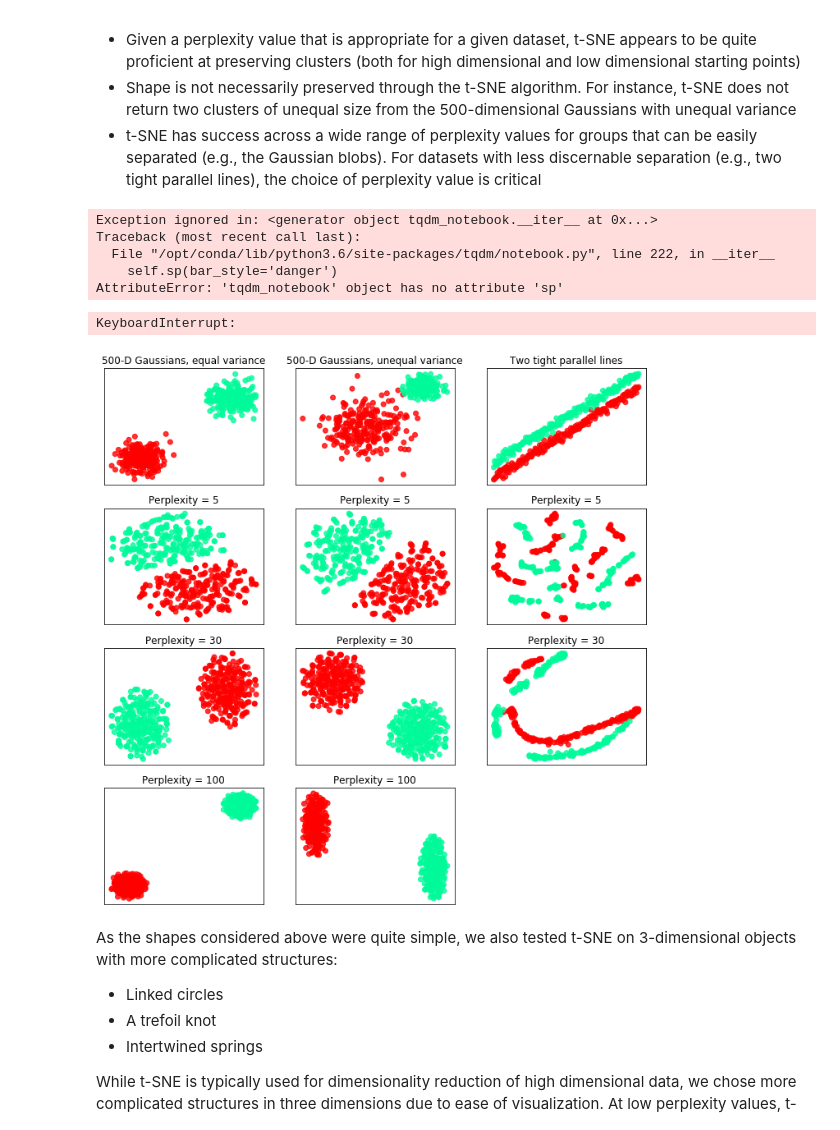
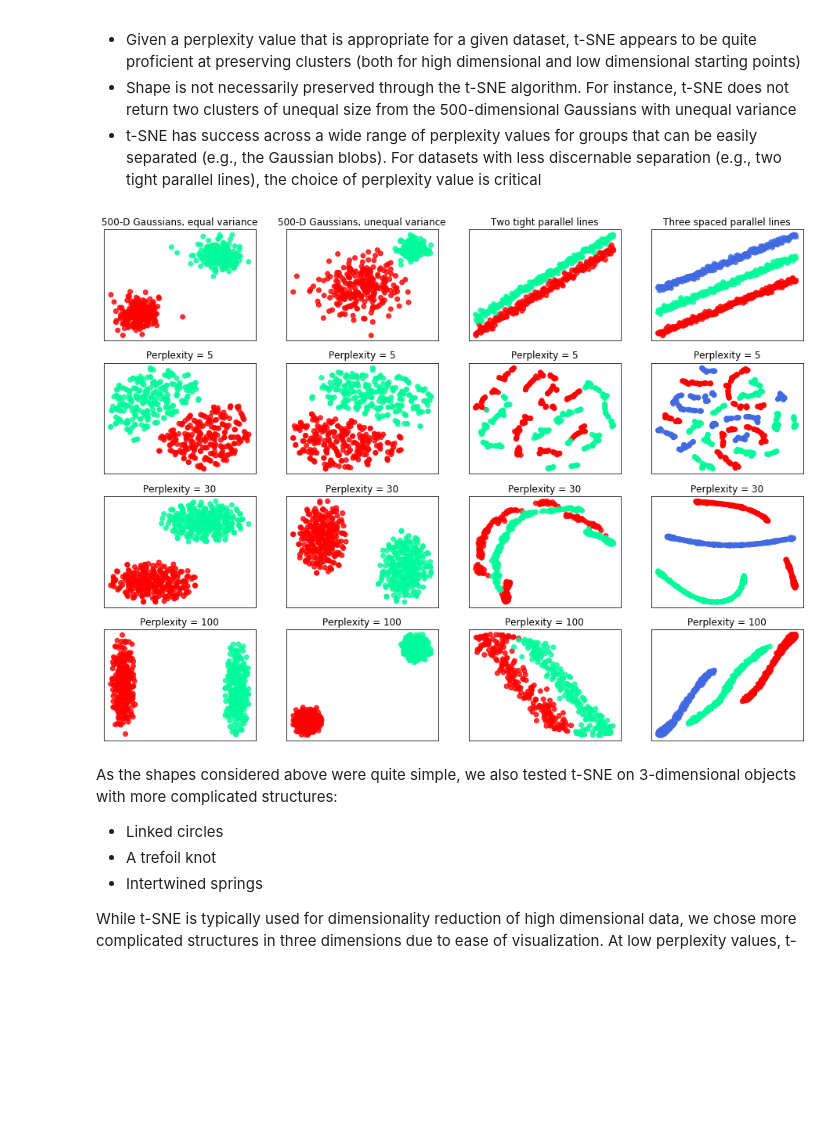
Before and after one commit to robkravec/t-SNE-Implementation, a Jupyter notebook: writeup.ipynb, the cells around one changed output. Saved outputs shown, nothing was run; the diff lists cells and outputs as text; code cells hidden in the pictures; blank space fills up the shorter version.

```diff
--- a/writeup.ipynb
+++ b/writeup.ipynb
@@ -256,20 +259,14 @@ From these examples, we can extract a few insights about the performance of t-SN
 - Shape is not necessarily preserved through the t-SNE algorithm. For instance, t-SNE does not return two clusters of unequal size from the 500-dimensional Gaussians with unequal variance
 - t-SNE has success across a wide range of perplexity values for groups that can be easily separated (e.g., the Gaussian blobs). For datasets with less discernable separation (e.g., two tight parallel lines), the choice of perplexity value is critical
 # %%
-t.compare_plots(data_list = [make_two_blobs(), make_two_blobs(blob1_sd = 1.5), make_parallel_lines(), \
-                              make_parallel_lines(spacing = 40, num_lines = 3)], \
+t.compare_plots(data_list = [t.make_two_blobs(), t.make_two_blobs(blob1_sd = 1.5), t.make_parallel_lines(), \
+                              t.make_parallel_lines(spacing = 40, num_lines = 3)], \
                  title_list = ["500-D Gaussians, equal variance", \
                                "500-D Gaussians, unequal variance", \
                                "Two tight parallel lines", \
                               "Three spaced parallel lines"])
 # %% [output]
-Exception ignored in: <generator object tqdm_notebook.__iter__ at 0x...>
-Traceback (most recent call last):
-  File "/opt/conda/lib/python3.6/site-packages/tqdm/notebook.py", line 222, in __iter__
-    self.sp(bar_style='danger')
-AttributeError: 'tqdm_notebook' object has no attribute 'sp'
-KeyboardInterrupt:
-[figure, old version]
+[figure, new version]
 # %% [markdown]
 As the shapes considered above were quite simple, we also tested t-SNE on 3-dimensional objects with more complicated structures:
 
```
Also changed, not shown: parts of 19 cells of this notebook.
